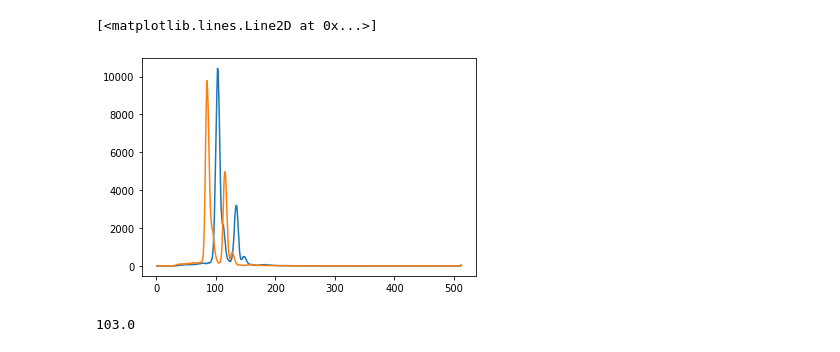
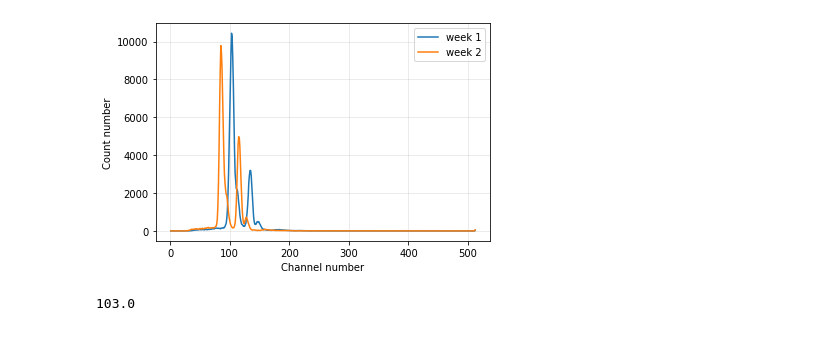
Before and after one commit to declan-healy/x-ray-fluorescence, a Jupyter notebook: Experiment_A2_X_ray_fluorescence.ipynb, the cells around one changed output. Cells and saved outputs as stored; diff of their text form; code cells hidden in the pictures.

```diff
--- a/Experiment_A2_X_ray_fluorescence.ipynb
+++ b/Experiment_A2_X_ray_fluorescence.ipynb
@@ -74,12 +74,17 @@ w2_n13 = w2_spectrum.iloc[:,2]
 # %%
 #galvinised steel calibration
 #week 1
-plt.plot(x_axis,w1_n1)
+plt.plot(x_axis,w1_n1, label = 'week 1')
 #week 2
-plt.plot(x_axis,w2_n4)
+plt.plot(x_axis,w2_n4, label = 'week 2')
+
+#graph stuff
+plt.xlabel('Channel number')
+plt.ylabel('Count number')
+plt.legend()
+plt.grid(alpha = 0.3)
 # %% [output]
-[<matplotlib.lines.Line2D at 0x...>]
-[figure, old version]
+[figure, new version]
 # %%
 peak = range(90,110)
 plt.plot(w1_df.iloc[peak,0],w1_df.iloc[peak,1])
```
Also changed, not shown: parts of 2 cells of this notebook.
